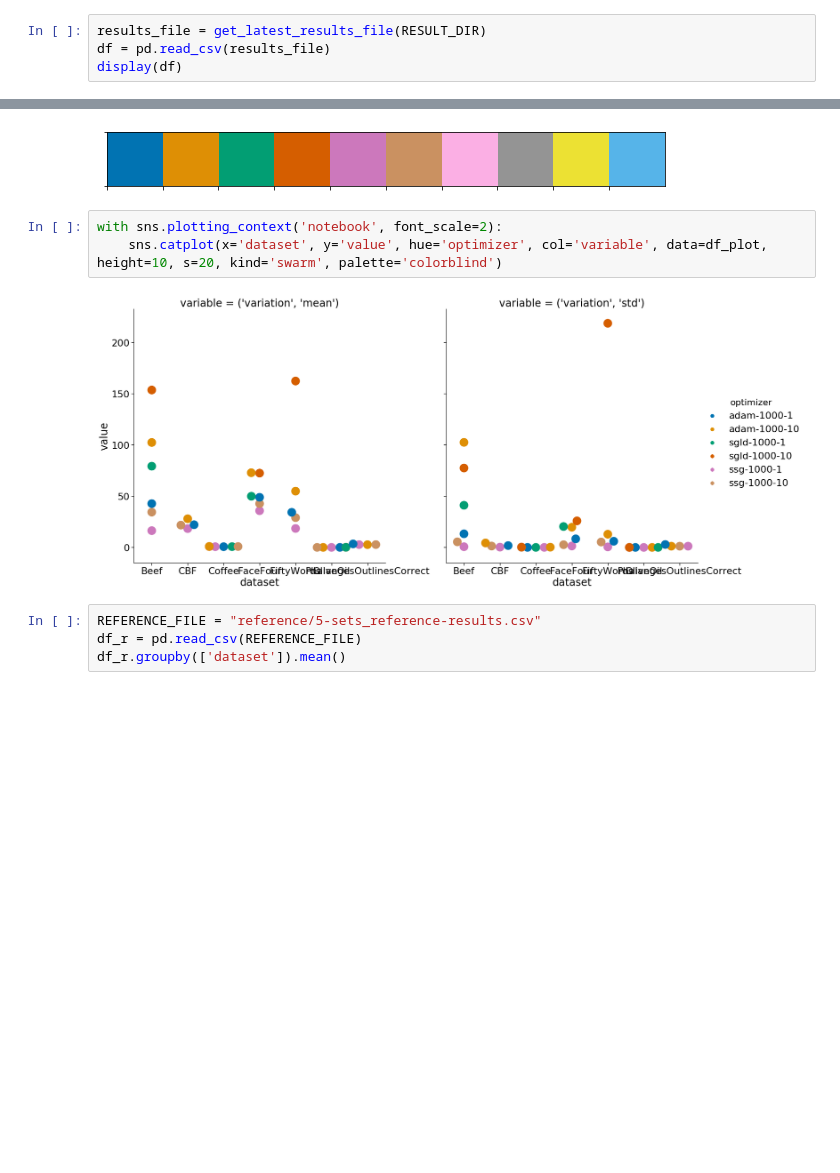
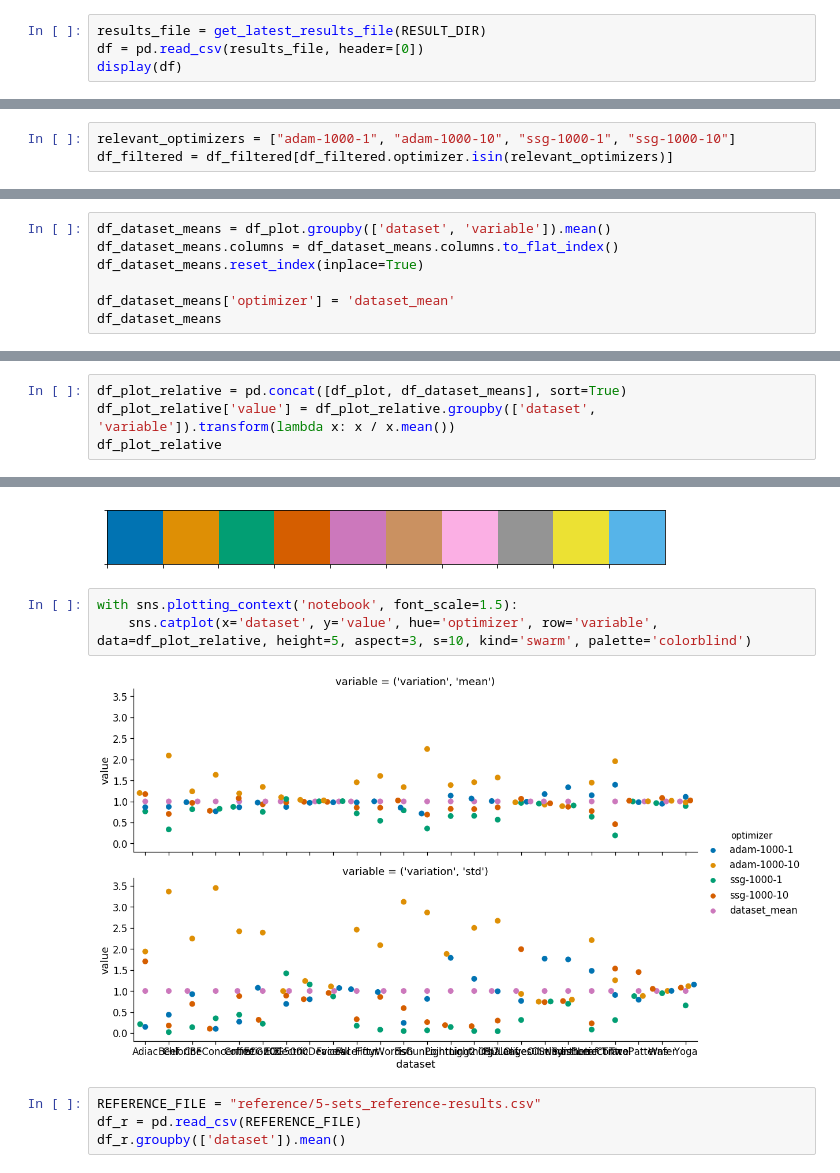
Before and after one commit to wuxmax/dtw-mean-optimization, a Jupyter notebook: explore_results.ipynb, the cells around one changed output, grey strips where cells are left out. Saved outputs shown, nothing was run; the diff lists cells and outputs as text; blank space fills up the shorter version.

```diff
--- a/explore_results.ipynb
+++ b/explore_results.ipynb
@@ -16,7 +16,7 @@ def get_latest_results_file(result_dir):
     return latest_file
 # %%
 results_file = get_latest_results_file(RESULT_DIR)
-df = pd.read_csv(results_file)
+df = pd.read_csv(results_file, header=[0])
 display(df)
 # %% [output]
 |  | dataset | optimizer | iteration | variation | runtime |
@@ -52,5 +52,8 @@ filter_datasets
 # %%
 df_filtered = df[~df.dataset.isin(filter_datasets)]
+# %%
+relevant_optimizers = ["adam-1000-1", "adam-1000-10", "ssg-1000-1", "ssg-1000-10"]
+df_filtered = df_filtered[df_filtered.optimizer.isin(relevant_optimizers)]
 # %%
 df_grouped = df_filtered.groupby(['dataset', 'optimizer']).agg(['mean', 'std'])
 display(df_grouped)
@@ -120,0 +116,7 @@ display(df_plot)
+# %%
+df_dataset_means = df_plot.groupby(['dataset', 'variable']).mean()
+df_dataset_means.columns = df_dataset_means.columns.to_flat_index()
+df_dataset_means.reset_index(inplace=True)
+
+df_dataset_means['optimizer'] = 'dataset_mean'
+df_dataset_means
@@ -120,0 +141,4 @@ display(df_plot)
+# %%
+df_plot_relative = pd.concat([df_plot, df_dataset_means], sort=True)
+df_plot_relative['value'] = df_plot_relative.groupby(['dataset', 'variable']).transform(lambda x: x / x.mean())
+df_plot_relative
@@ -123,10 +161,10 @@ sns.palplot(sns.color_palette("colorblind"))
 # %% [output]
 [figure]
 # %%
-with sns.plotting_context('notebook', font_scale=2):
-    sns.catplot(x='dataset', y='value', hue='optimizer', col='variable', data=df_plot, height=10, s=20, kind='swarm', palette='colorblind')
+with sns.plotting_context('notebook', font_scale=1.5):
+    sns.catplot(x='dataset', y='value', hue='optimizer', row='variable', data=df_plot_relative, height=5, aspect=3, s=10, kind='swarm', palette='colorblind')
 # %% [output]
-[figure, old version]
+[figure, new version]
 # %%
 REFERENCE_FILE = "reference/5-sets_reference-results.csv"
 df_r = pd.read_csv(REFERENCE_FILE)
```
Also changed, not shown: parts of 11 cells of this notebook, 7 other files.
